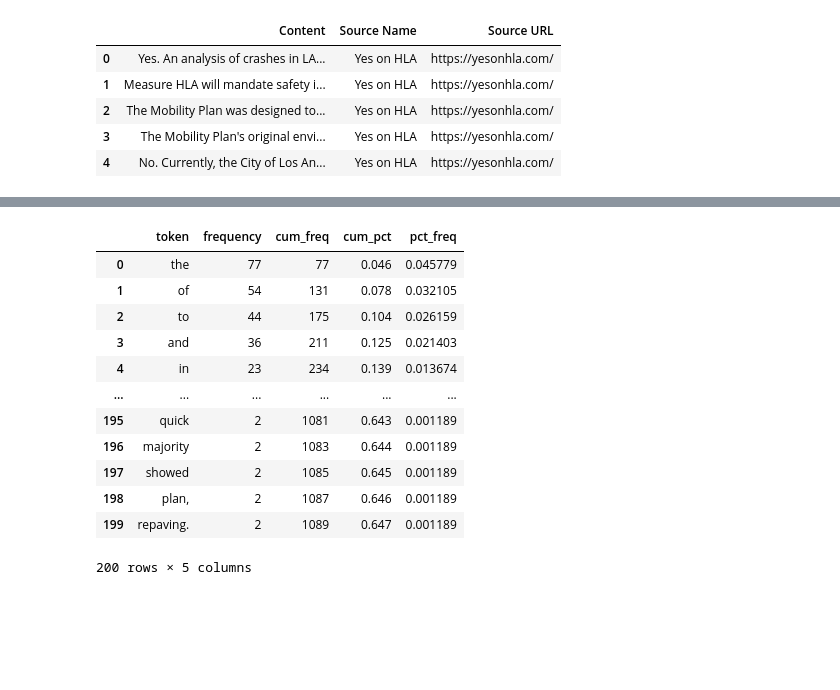
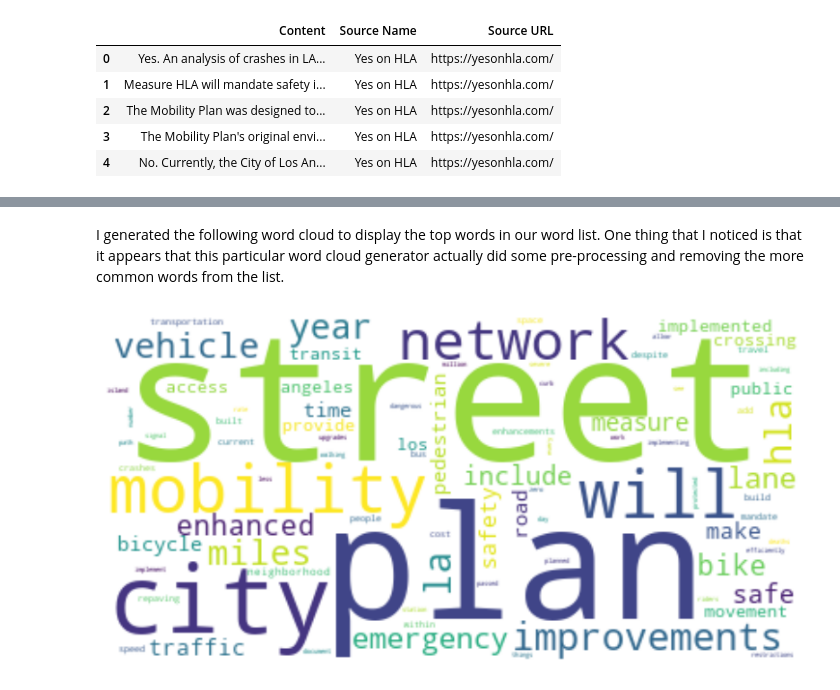
Before and after one commit to klmartin1998/spring2024-data620, a Jupyter notebook: assignments/assignment5/data620_assignment5.ipynb, the cells around one changed output, grey strips where cells are left out. Cells and saved outputs as stored; diff of their text form; code cells hidden in the pictures; blank space fills up the shorter version.

```diff
--- a/assignments/assignment5/data620_assignment5.ipynb
+++ b/assignments/assignment5/data620_assignment5.ipynb
@@ -92,16 +133,13 @@ word_dist_df_sorted['pct_freq'] = word_dist_df_sorted.apply(lambda x: x['frequen
 # %%
-word_dist_df_sorted.iloc[:200,:]
+top_words = word_dist_df_sorted.iloc[:200,:].copy()
-# %% [output]
-|  | token | frequency | cum_freq | cum_pct | pct_freq |
-| 0 | the | 77 | 77 | 0.046 | 0.045779 |
-| 1 | of | 54 | 131 | 0.078 | 0.032105 |
-| 2 | to | 44 | 175 | 0.104 | 0.026159 |
-| 3 | and | 36 | 211 | 0.125 | 0.021403 |
-| 4 | in | 23 | 234 | 0.139 | 0.013674 |
-| ... | ... | ... | ... | ... | ... |
-| 195 | quick | 2 | 1081 | 0.643 | 0.001189 |
-| 196 | majority | 2 | 1083 | 0.644 | 0.001189 |
-| 197 | showed | 2 | 1085 | 0.645 | 0.001189 |
-| 198 | plan, | 2 | 1087 | 0.646 | 0.001189 |
-| 199 | repaving. | 2 | 1089 | 0.647 | 0.001189 |
-200 rows × 5 columns
+# %% [markdown]
+I generated the following word cloud to display the top words in our word list. One thing that I noticed is that it appears that this particular word cloud generator actually did some pre-processing and removing the more common words from the list.
+# %%
+text = " ".join(clean_words)
+word_cloud = WordCloud(collocations = False, background_color = 'white').generate(text)
+plt.figure(figsize=(10,10))
+plt.imshow(word_cloud, interpolation='bilinear')
+plt.axis("off")
+plt.show()
+# %% [output]
+[figure, added]
```
Also changed, not shown: parts of 45 cells of this notebook.
